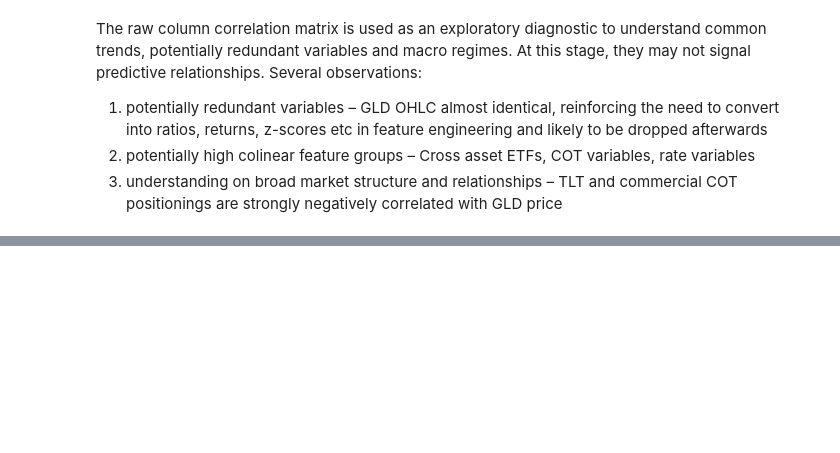
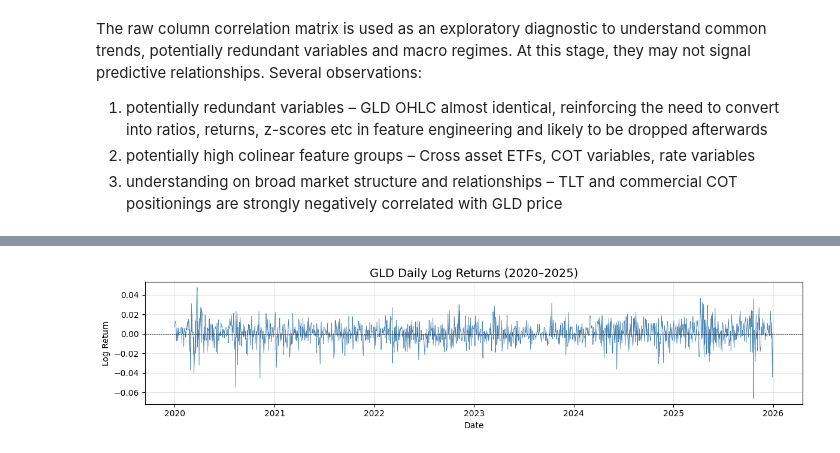
Before and after one commit to jade-lam/CQF, a Jupyter notebook: CQF_Exam_3.ipynb, the cells around one changed output, grey strips where cells are left out. Cells and saved outputs as stored; diff of their text form; code cells hidden in the pictures; blank space fills up the shorter version.

```diff
--- a/CQF_Exam_3.ipynb
+++ b/CQF_Exam_3.ipynb
@@ -651,0 +668,16 @@ The raw column correlation matrix is used as an exploratory diagnostic to unders
+# %%
+# Compute daily log returns from GLD adjusted close
+df['GLD_LogRet'] = np.log(df['GLD_Close']).diff()
+
+# Plot daily log returns over time
+fig, ax = plt.subplots(figsize=(12, 3))
+ax.plot(df.loc['2020':].index, df.loc['2020':, 'GLD_LogRet'], linewidth=0.6, color='steelblue')
+ax.axhline(0, color='black', linewidth=0.5, linestyle='--')
+ax.set_title('GLD Daily Log Returns (2020–2025)', fontsize=14)
+ax.set_xlabel('Date')
+ax.set_ylabel('Log Return')
+ax.grid(True, alpha=0.3)
+plt.tight_layout()
+plt.show()
+# %% [output]
+[figure, added]
```
Also changed, not shown: parts of 47 cells of this notebook.
